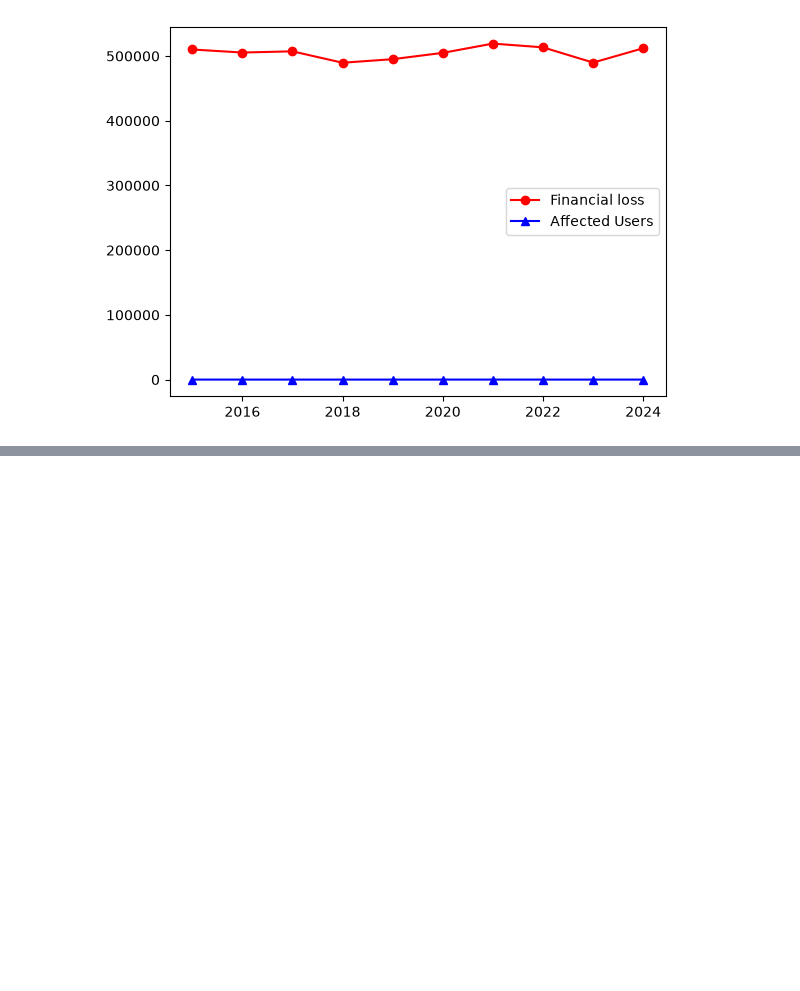
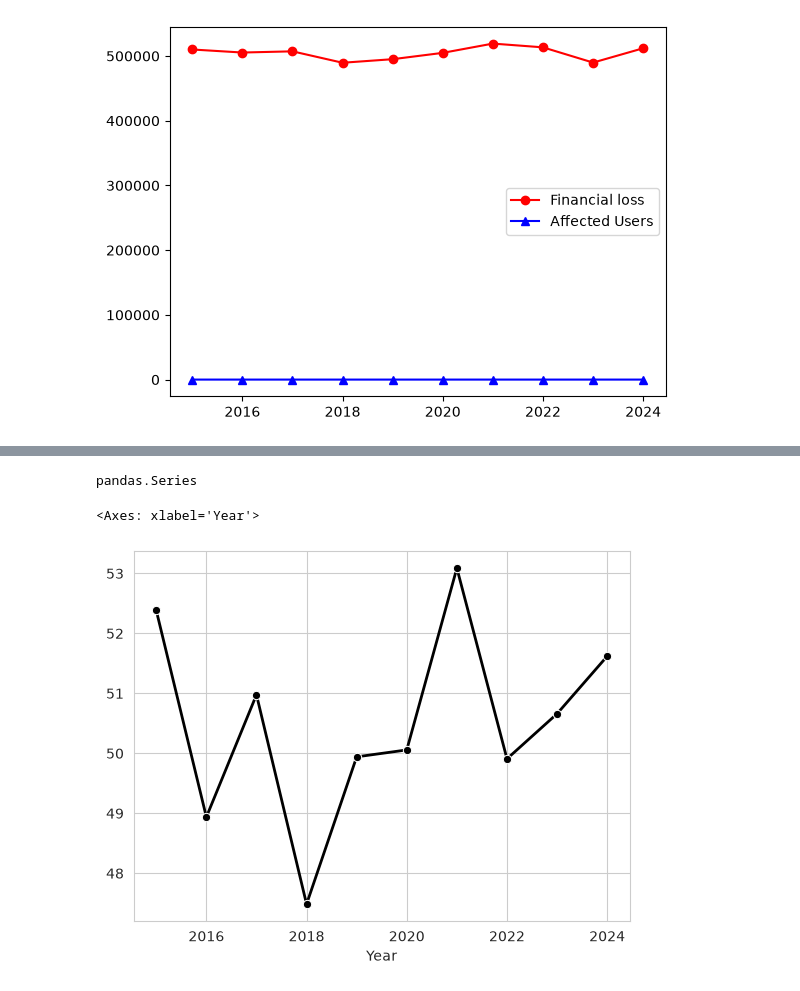
Before and after one commit to kingping77777/cyber-threat-log-analyzer, a Jupyter notebook: notebooks/exploration.ipynb, the cells around one changed output, grey strips where cells are left out. Cells and saved outputs as stored; diff of their text form; code cells hidden in the pictures; blank space fills up the shorter version.

Commit message:
Complete phase 1-3

```diff
--- a/notebooks/exploration.ipynb
+++ b/notebooks/exploration.ipynb
@@ -914,0 +925,4 @@ plt.legend()
+# %%
+#phase 1 Styling &  First visualization
+#feature 1.2
+years_loss=df.groupby("Year")["Financial Loss (in Million $)"].mean()
@@ -914,0 +954,15 @@ plt.legend()
+# %%
+type(years_loss)
+# %% [output]
+pandas.Series
+# %%
+#feature1.3
+sns.set_style("whitegrid")
+#feature1.2 and 2.1
+years=years_loss.index
+loss=years_loss.values
+#feature 2.2 and 2.3
+sns.lineplot(x=years,y= loss, color="black",marker="o", linewidth=2)
+# %% [output]
+<Axes: xlabel='Year'>
+[figure, added]
```
Also changed, not shown: parts of 9 cells of this notebook.
